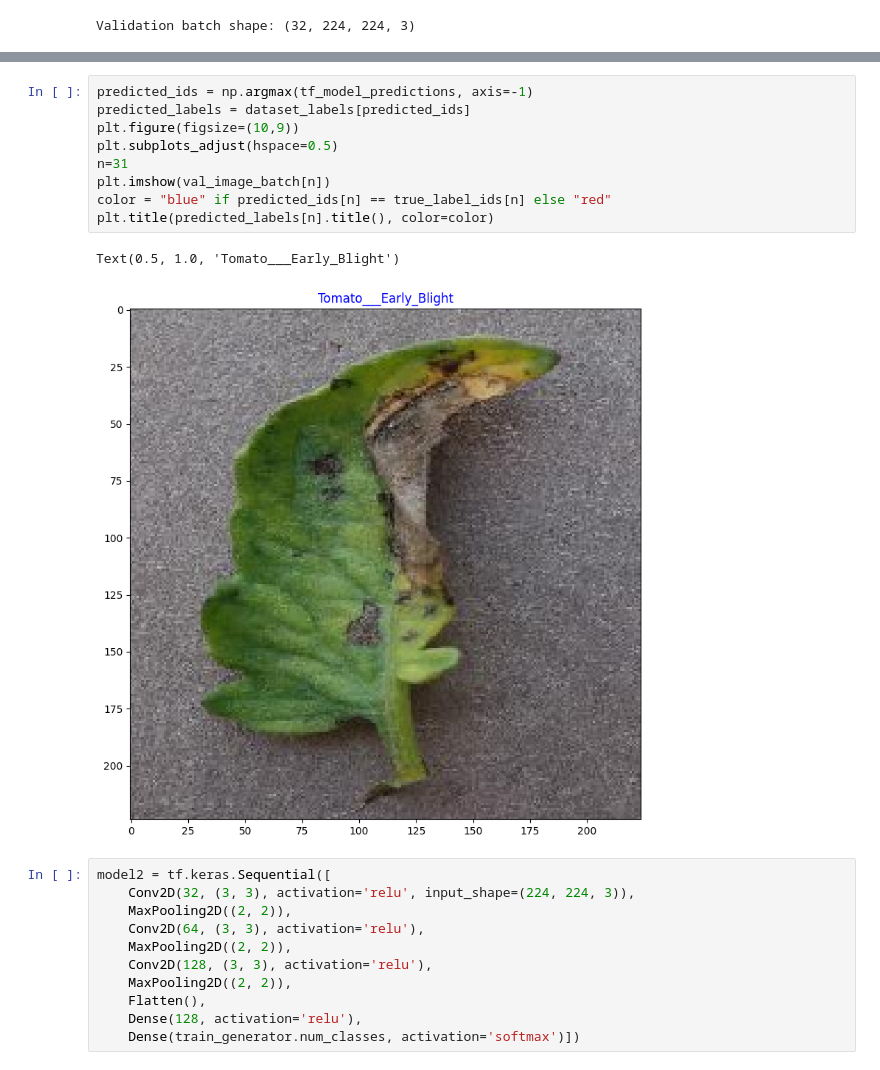
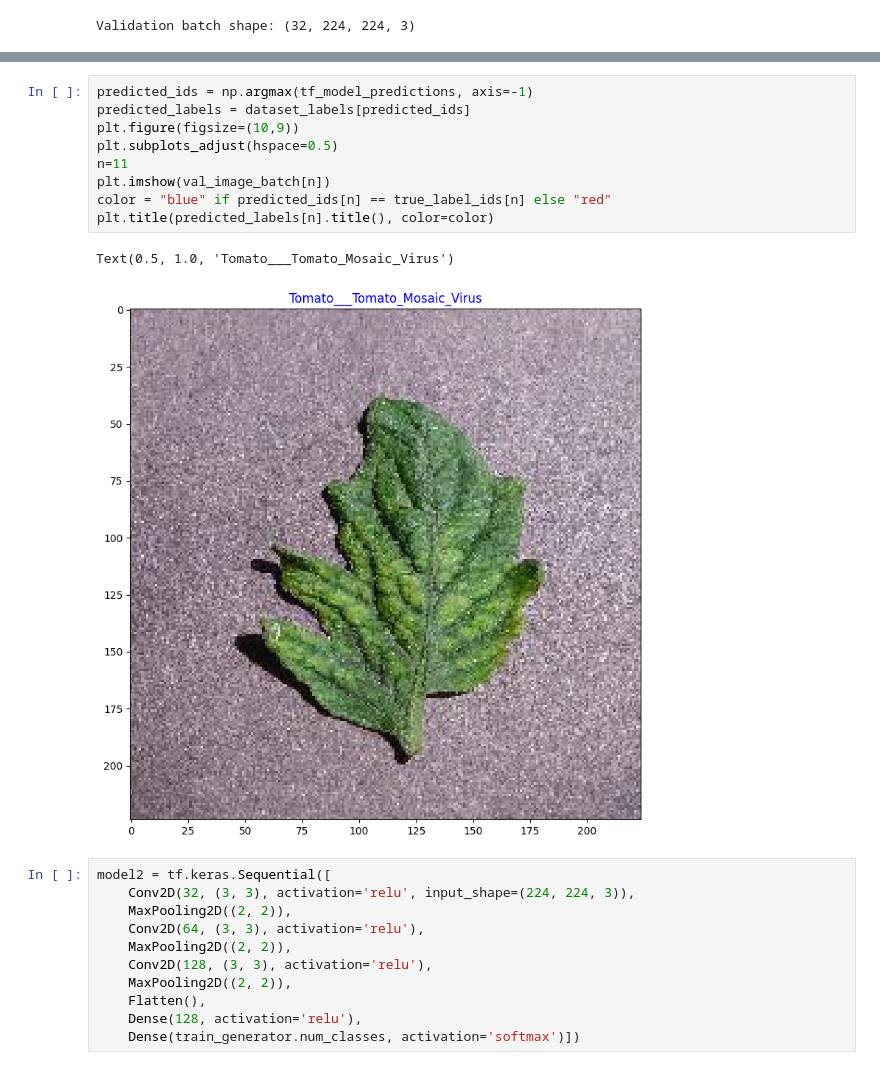
Before and after one commit to racode23/Tomto_deep_learning_project, a Jupyter notebook: Tomato.ipynb, the cells around one changed output, grey strips where cells are left out. Drawn from its saved outputs; the diff is of its cells as text.

```diff
--- a/Tomato.ipynb
+++ b/Tomato.ipynb
@@ -202,15 +205,15 @@ for n in range(5):
 # %%
 predicted_ids = np.argmax(tf_model_predictions, axis=-1)
 predicted_labels = dataset_labels[predicted_ids]
 plt.figure(figsize=(10,9))
 plt.subplots_adjust(hspace=0.5)
-n=31
+n=11
 plt.imshow(val_image_batch[n])
 color = "blue" if predicted_ids[n] == true_label_ids[n] else "red"
 plt.title(predicted_labels[n].title(), color=color)
 # %% [output]
-Text(0.5, 1.0, 'Tomato___Early_Blight')
+Text(0.5, 1.0, 'Tomato___Tomato_Mosaic_Virus')
-[figure, old version]
+[figure, new version]
 # %%
 model2 = tf.keras.Sequential([
     Conv2D(32, (3, 3), activation='relu', input_shape=(224, 224, 3)),
```
Also changed, not shown: parts of 24 cells of this notebook.
